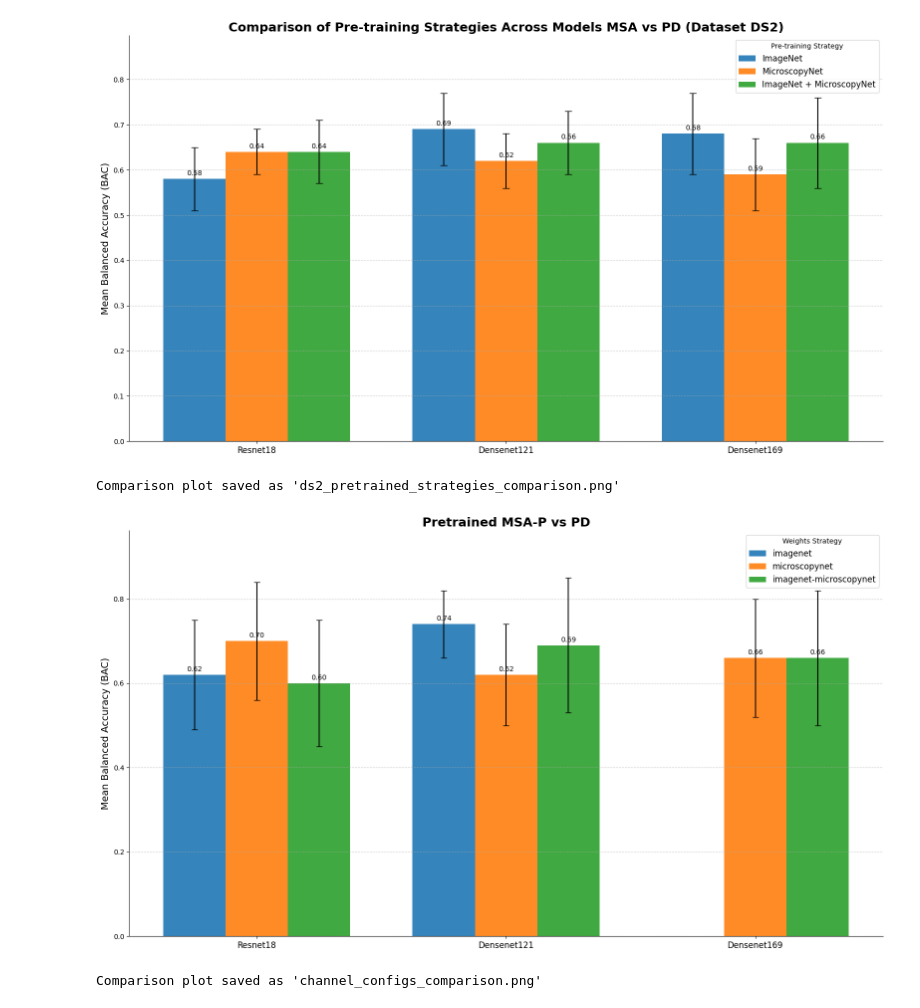
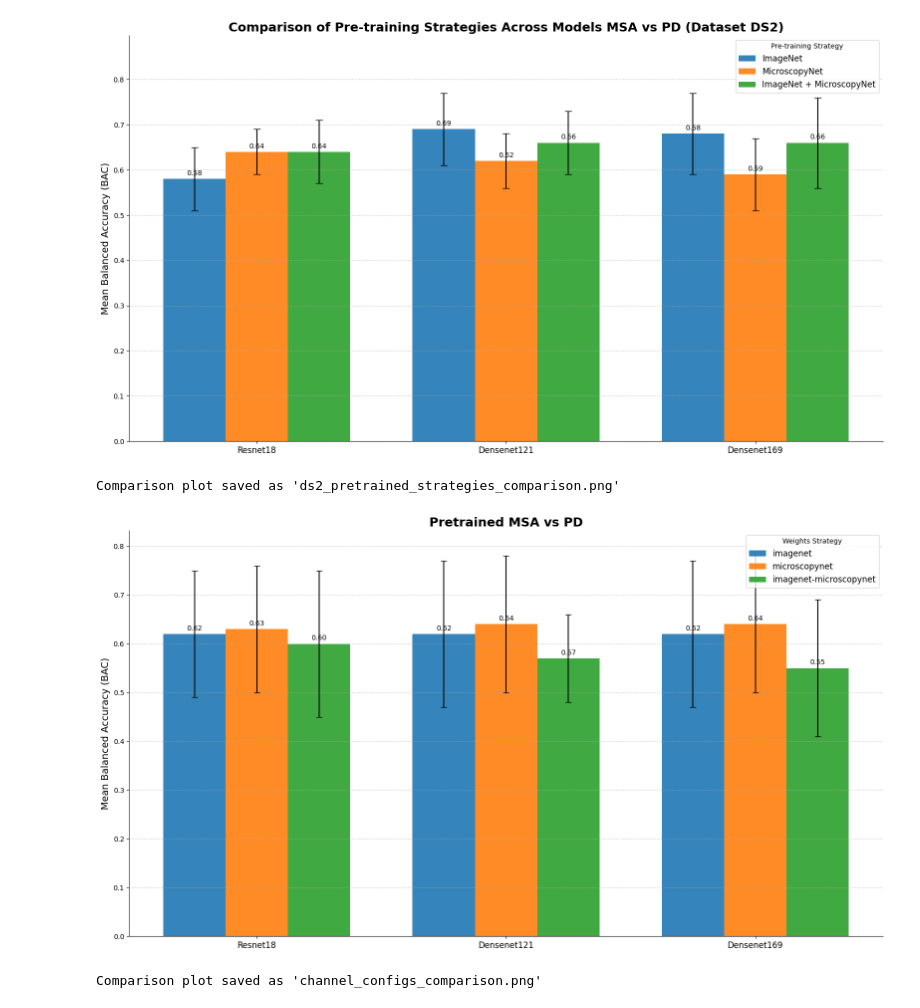
Before and after one commit to z4n0/MIND, a Jupyter notebook: notebooks/supervised_learning.ipynb, the cells around one changed output. Cells and saved outputs as stored; diff of their text form; code cells hidden in the pictures.

```diff
--- a/notebooks/supervised_learning.ipynb
+++ b/notebooks/supervised_learning.ipynb
@@ -2017,17 +2017,17 @@ data = {
     'Resnet18': {
         'imagenet': (0.62, 0.13),
         'imagenet-microscopynet': (0.60, 0.15),
-        'microscopynet': (0.70, 0.14)
+        'microscopynet': (0.63, 0.13)
     },
     'Densenet121': {
-        'imagenet': (0.74, 0.08),
-        'imagenet-microscopynet': (0.69, 0.16),
-        'microscopynet': (0.62, 0.12)
+        'imagenet': (0.62, 0.15),
+        'imagenet-microscopynet': (0.57, 0.09),
+        'microscopynet': (0.64, 0.14)
     },
     'Densenet169': {
-        'imagenet': (np.nan, np.nan), # 'todo' in the table is handled as missing data
-        'imagenet-microscopynet': (0.66, 0.16),
-        'microscopynet': (0.66, 0.14),
+        'imagenet': (0.62,0.15), # 'todo' in the table is handled as missing data
+        'imagenet-microscopynet': (0.55, 0.14),
+        'microscopynet': (0.64, 0.14),
     }
 }
 
@@ -2067,7 +2067,7 @@ rects3 = ax.bar(x + width, means[strategies[2]], width, label=strategies[2],
 
 # --- 4. ADD LABELS AND STYLING ---
 ax.set_ylabel('Mean Balanced Accuracy (BAC)', fontsize=14)
-ax.set_title('Pretrained MSA-P vs PD', fontsize=18, fontweight='bold')
+ax.set_title('Pretrained MSA vs PD', fontsize=18, fontweight='bold')
 ax.set_xticks(x)
 ax.set_xticklabels(models, fontsize=12)
 ax.legend(fontsize=12, title='Weights Strategy')
@@ -2078,34 +2078,34 @@ max_val = np.nanmax(all_means) if len(all_means) > 0 else 1.0
 ax.set_ylim(0, max_val * 1.3)
 
 # Function to add value labels on top of bars
 def add_value_labels(rects):
     for rect in rects:
         height = rect.get_height()
         if pd.notna(height):
             ax.annotate(f'{height:.2f}',
                         xy=(rect.get_x() + rect.get_width() / 2, height),
                         xytext=(0, 3),  # 3 points vertical offset
                         textcoords="offset points",
                         ha='center', va='bottom', fontsize=10)
 
 add_value_labels(rects1)
 add_value_labels(rects2)
 add_value_labels(rects3)
 
 # General layout improvements
 ax.grid(axis='y', linestyle='--', alpha=0.6)
 ax.spines['top'].set_visible(False)
 ax.spines['right'].set_visible(False)
 fig.tight_layout()
 
 
 # --- 5. SAVE AND SHOW THE PLOT ---
 plt.savefig("ds2_pretrained_strategies_comparison.png", dpi=300, bbox_inches='tight')
 print("Comparison plot saved as 'ds2_pretrained_strategies_comparison.png'")
 plt.show()
 # %% [output]
 Comparison plot saved as 'ds2_pretrained_strategies_comparison.png'
-[figure, old version]
+[figure, new version]
 # %%
 import matplotlib.pyplot as plt
 import numpy as np
```
Also changed, not shown: parts of 1 cell of this notebook, 15 other files.
